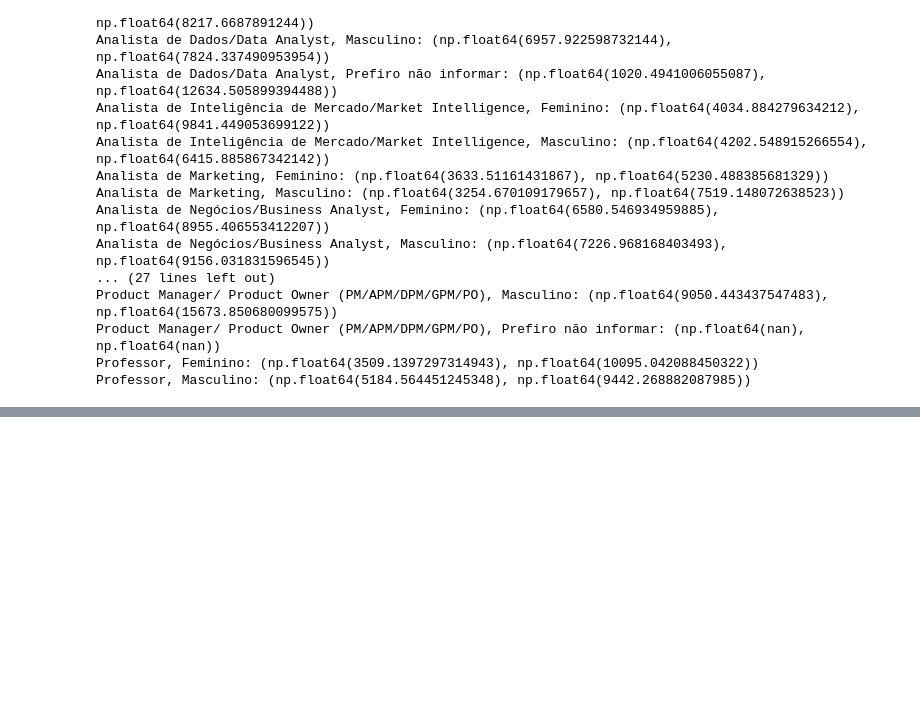
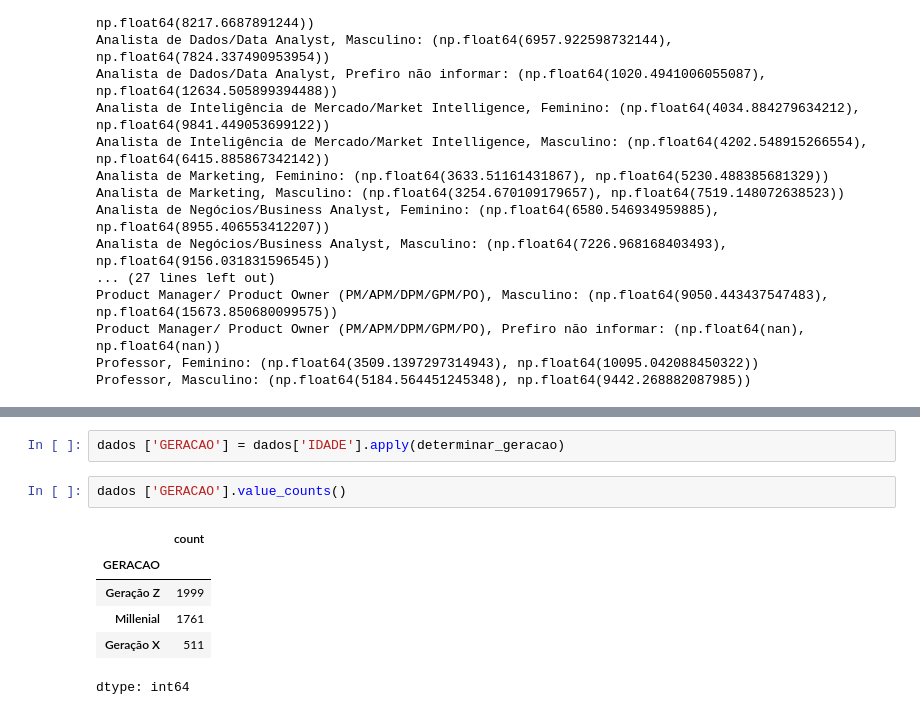
Before and after one commit to Eliane-orlandin/PrograMaria, a Jupyter notebook: analise_dados_colab.ipynb, the cells around one changed output, grey strips where cells are left out. Drawn from its saved outputs; the diff is of its cells as text; blank space fills up the shorter version.

```diff
--- a/analise_dados_colab.ipynb
+++ b/analise_dados_colab.ipynb
@@ -954,0 +1003,11 @@ Professor, Masculino: (np.float64(5184.564451245348), np.float64(9442.2688820879
+# %%
+dados ['GERACAO'] = dados['IDADE'].apply(determinar_geracao)
+# %%
+dados ['GERACAO'].value_counts()
+# %% [output]
+|  | count |
+| GERACAO |  |
+| Geração Z | 1999 |
+| Millenial | 1761 |
+| Geração X | 511 |
+dtype: int64
```
Also changed, not shown: parts of 7 cells of this notebook.
